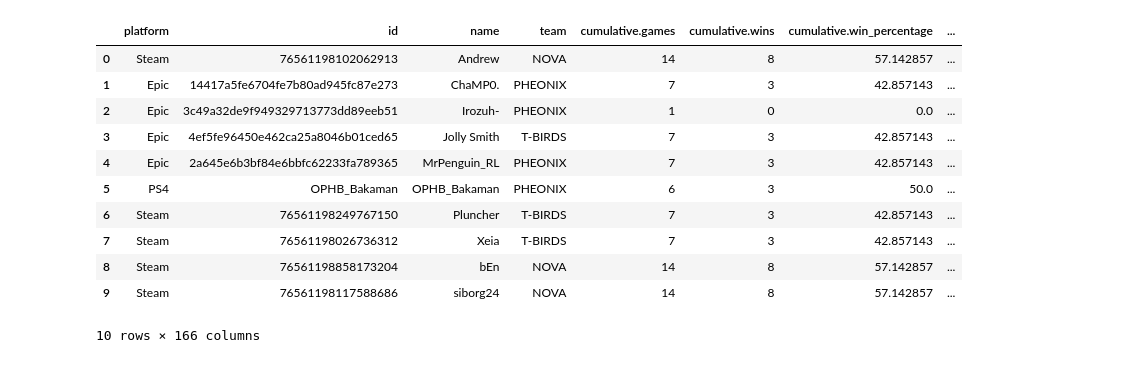
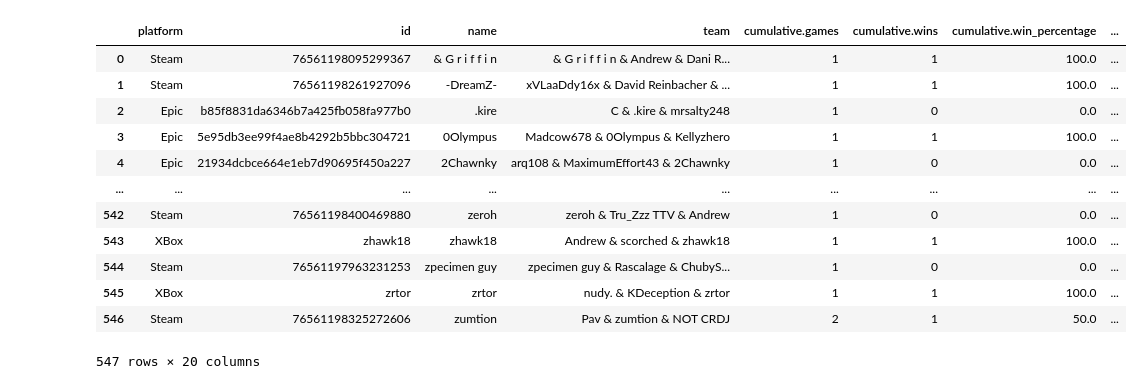
Before and after one commit to AndrewEPrince/codespaces-blank, a Jupyter notebook: BallsNetUI.ipynb, the cells around one changed output. Cells and saved outputs as stored; diff of their text form; code cells hidden in the pictures.

```diff
--- a/BallsNetUI.ipynb
+++ b/BallsNetUI.ipynb
@@ -39,7 +32,7 @@ WARNING:absl:Compiled the loaded model, but the compiled metrics have yet to be
 # %%
 #@title Get Data From API
 #@markdown Enter a URL for a group
-url = "https://ballchasing.com/api/groups/12-2-tourney-groups-mker46age6/" #@param {type: "string"}
+url = "https://ballchasing.com/api/groups/testing-rkmp6qipbj/" #@param {type: "string"}
 #@markdown Enter your API key
 api_key = '8wjl1G9d8V8Ymfju7hH8K57aKNUiNhYe5oOYOxNr' #@param {type: "string"}
 headers = {'Authorization': api_key }
@@ -49,33 +48,37 @@ df = pd.json_normalize(data)
 # %%
 #@title Parse Data
+#@markdown Only shows first 20 columns.
+data_table.enable_dataframe_formatter()
+
 for i in range(len(df)):
   data_df = pd.DataFrame(pd.json_normalize(df.iloc[i]['players']))
   for j in range(len(data_df)):
     temp_df = pd.DataFrame(data_df.iloc[j]).T
     player_df = temp_df if i == 0 and j == 0 else pd.concat([player_df, temp_df])
 
-display(player_df)
+display(player_df.iloc[:, : 20])
 
 temp_player_df = player_df.drop(columns=['platform'], axis=1)
 temp_player_df = temp_player_df.drop(columns=['id'], axis=1)
 names = temp_player_df['name']
 temp_player_df = temp_player_df.drop(columns=['name'], axis=1)
 temp_player_df = temp_player_df.drop(columns=['team'], axis=1)
 temp_player_df = temp_player_df.drop(columns=['cumulative.games'], axis=1)
 
 x = np.asarray(temp_player_df)
 
 x_scaled = scaler.transform(x)
 # %% [output]
 |  | platform | id | name | team | cumulative.games | cumulative.wins | cumulative.win_percentage | ... |
-| 0 | Steam | 76561198102062913 | Andrew | NOVA | 14 | 8 | 57.142857 | ... |
-| 1 | Epic | 14417a5fe6704fe7b80ad945fc87e273 | ChaMP0. | PHEONIX | 7 | 3 | 42.857143 | ... |
-| 2 | Epic | 3c49a32de9f949329713773dd89eeb51 | Irozuh- | PHEONIX | 1 | 0 | 0.0 | ... |
-| 3 | Epic | 4ef5fe96450e462ca25a8046b01ced65 | Jolly Smith | T-BIRDS | 7 | 3 | 42.857143 | ... |
-| 4 | Epic | 2a645e6b3bf84e6bbfc62233fa789365 | MrPenguin_RL | PHEONIX | 7 | 3 | 42.857143 | ... |
-| 5 | PS4 | OPHB_Bakaman | OPHB_Bakaman | PHEONIX | 6 | 3 | 50.0 | ... |
-| 6 | Steam | 76561198249767150 | Pluncher | T-BIRDS | 7 | 3 | 42.857143 | ... |
-| 7 | Steam | 76561198026736312 | Xeia | T-BIRDS | 7 | 3 | 42.857143 | ... |
-| 8 | Steam | 76561198858173204 | bEn | NOVA | 14 | 8 | 57.142857 | ... |
-| 9 | Steam | 76561198117588686 | siborg24 | NOVA | 14 | 8 | 57.142857 | ... |
+| 0 | Steam | 76561198095299367 | & G r i f f i n | & G r i f f i n & Andrew & Dani R... | 1 | 1 | 100.0 | ... |
+| 1 | Steam | 76561198261927096 | -DreamZ- | xVLaaDdy16x & David Reinbacher & ... | 1 | 1 | 100.0 | ... |
+| 2 | Epic | b85f8831da6346b7a425fb058fa977b0 | .kire | C & .kire & mrsalty248 | 1 | 0 | 0.0 | ... |
+| 3 | Epic | 5e95db3ee99f4ae8b4292b5bbc304721 | 0Olympus | Madcow678 & 0Olympus & Kellyzhero | 1 | 1 | 100.0 | ... |
+| 4 | Epic | 21934dcbce664e1eb7d90695f450a227 | 2Chawnky | arq108 & MaximumEffort43 & 2Chawnky | 1 | 0 | 0.0 | ... |
+| ... | ... | ... | ... | ... | ... | ... | ... | ... |
+| 542 | Steam | 76561198400469880 | zeroh | zeroh & Tru_Zzz TTV & Andrew | 1 | 0 | 0.0 | ... |
+| 543 | XBox | zhawk18 | zhawk18 | Andrew & scorched & zhawk18 | 1 | 1 | 100.0 | ... |
+| 544 | Steam | 76561197963231253 | zpecimen guy | zpecimen guy & Rascalage & ChubyS... | 1 | 0 | 0.0 | ... |
+| 545 | XBox | zrtor | zrtor | nudy. & KDeception & zrtor | 1 | 1 | 100.0 | ... |
+| 546 | Steam | 76561198325272606 | zumtion | Pav & zumtion & NOT CRDJ | 2 | 1 | 50.0 | ... |
-10 rows × 166 columns
+547 rows × 20 columns
```
Also changed, not shown: parts of 6 cells of this notebook.
